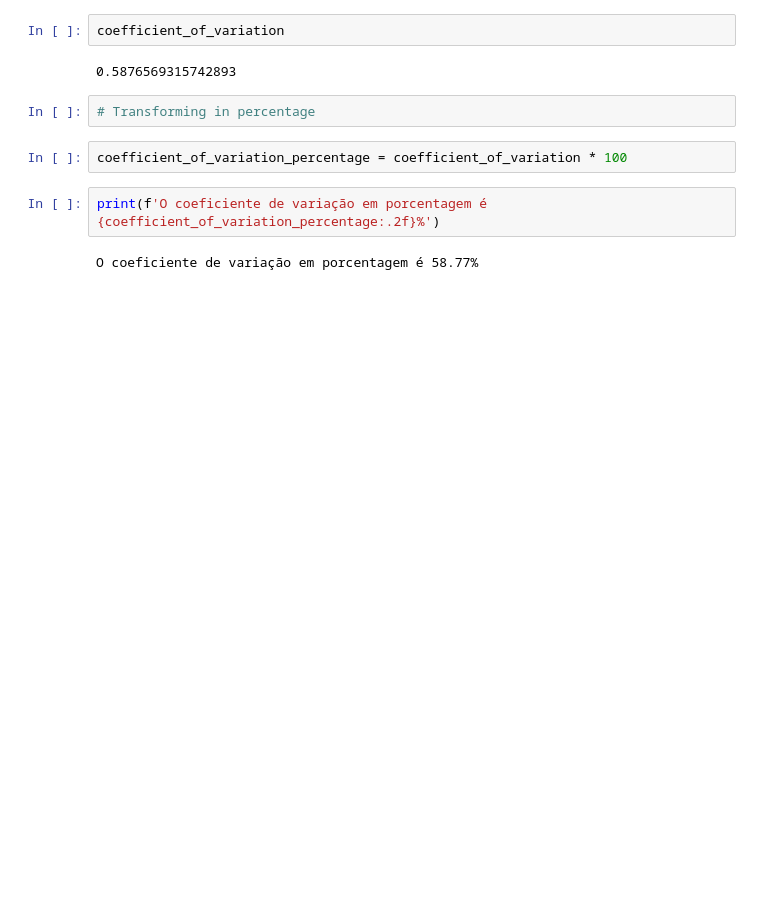
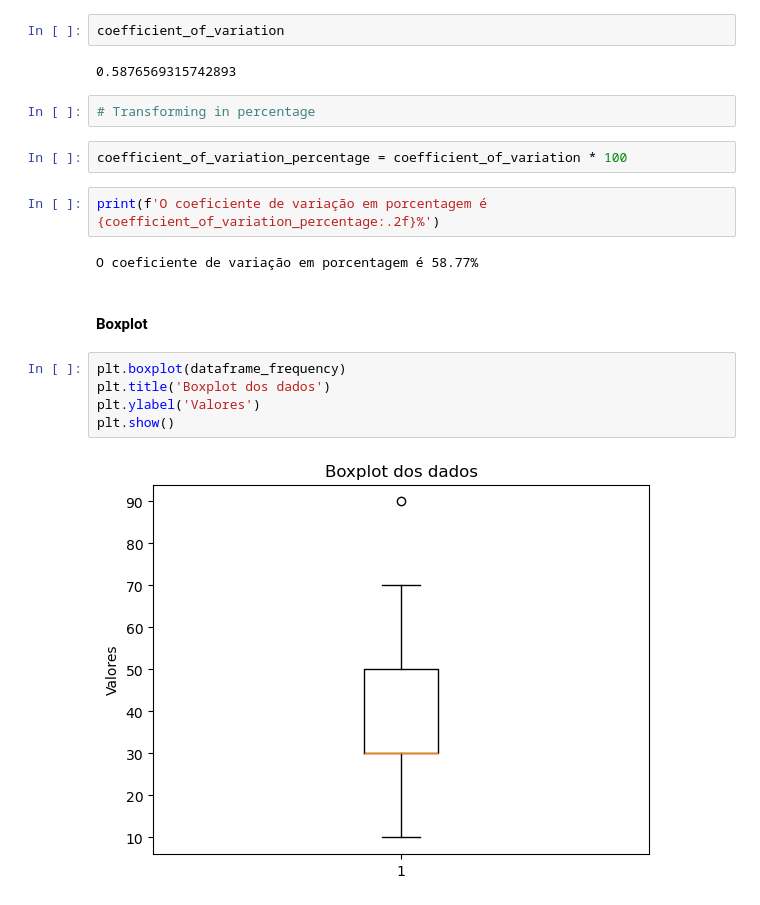
Before and after one commit to JoamirS/pandas-python, a Jupyter notebook: Engineer/Estatística descritiva 01.ipynb, the cells around one changed output. Cells and saved outputs as stored; diff of their text form; blank space fills up the shorter version.

Commit message:
boxplot update

```diff
--- a/Engineer/Estatística descritiva 01.ipynb
+++ b/Engineer/Estatística descritiva 01.ipynb
@@ -238,3 +238,12 @@ coefficient_of_variation_percentage = coefficient_of_variation * 100
 print(f'O coeficiente de variação em porcentagem é {coefficient_of_variation_percentage:.2f}%')
 # %% [output]
 O coeficiente de variação em porcentagem é 58.77%
+# %% [markdown]
+#### Boxplot
+# %%
+plt.boxplot(dataframe_frequency)
+plt.title('Boxplot dos dados')
+plt.ylabel('Valores')
+plt.show()
+# %% [output]
+[figure, added]
```
